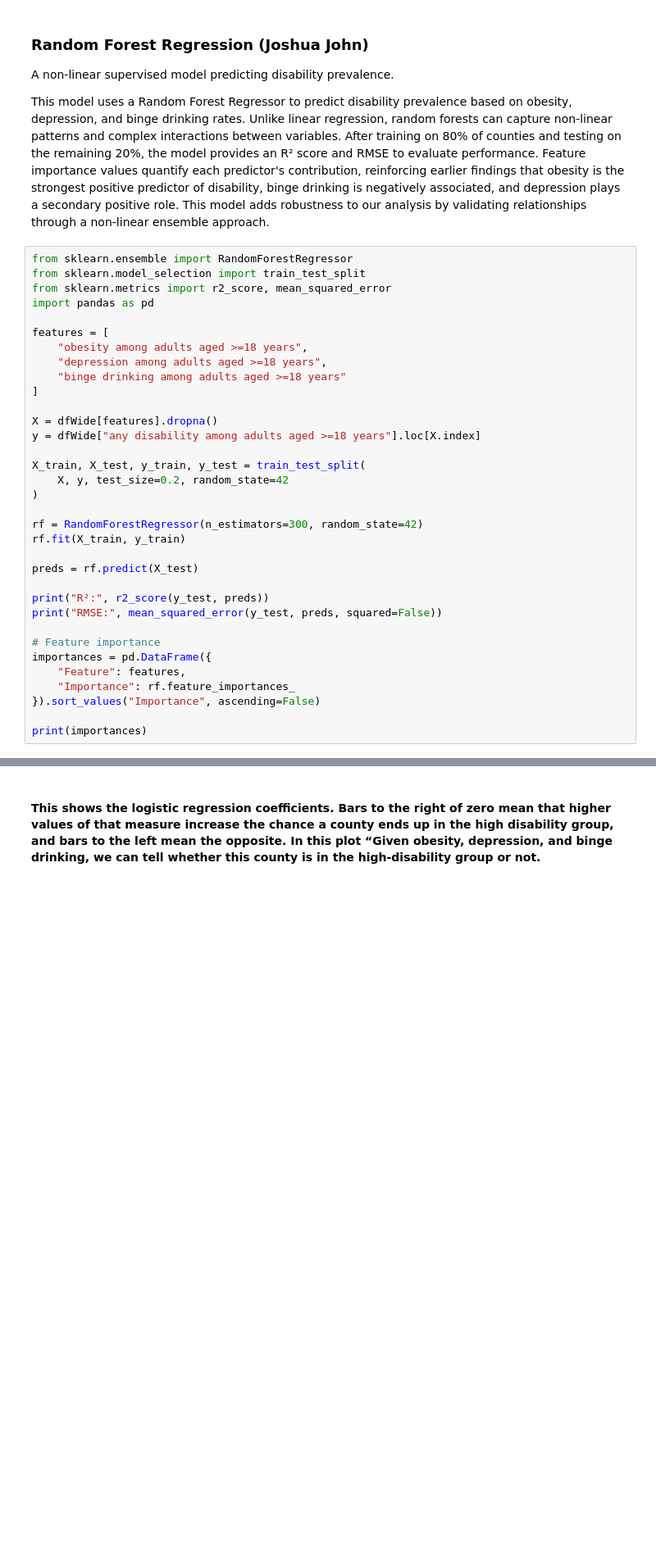
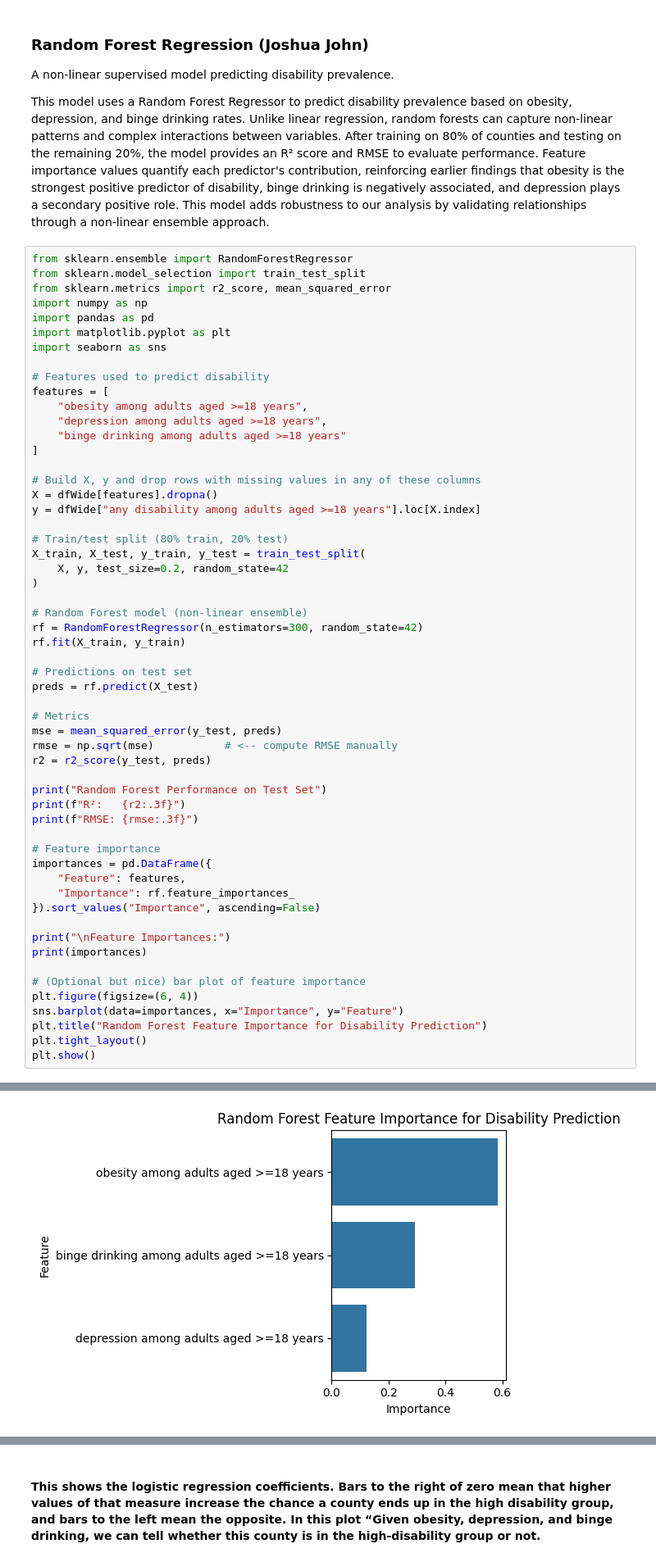
Before and after one commit to jjohn314/exploring-health-outcomes, a Jupyter notebook: prog_report.ipynb, the cells around one changed output, grey strips where cells are left out. Shown at 82% size. Saved outputs shown, nothing was run; the diff lists cells and outputs as text; blank space fills up the shorter version.

```diff
--- a/prog_report.ipynb
+++ b/prog_report.ipynb
@@ -955,28 +970,42 @@ This model uses a Random Forest Regressor to predict disability prevalence based
 from sklearn.ensemble import RandomForestRegressor
 from sklearn.model_selection import train_test_split
 from sklearn.metrics import r2_score, mean_squared_error
+import numpy as np
 import pandas as pd
+import matplotlib.pyplot as plt
+import seaborn as sns
 
+# Features used to predict disability
 features = [
     "obesity among adults aged >=18 years",
     "depression among adults aged >=18 years",
     "binge drinking among adults aged >=18 years"
 ]
 
+# Build X, y and drop rows with missing values in any of these columns
 X = dfWide[features].dropna()
 y = dfWide["any disability among adults aged >=18 years"].loc[X.index]
 
+# Train/test split (80% train, 20% test)
 X_train, X_test, y_train, y_test = train_test_split(
     X, y, test_size=0.2, random_state=42
 )
 
+# Random Forest model (non-linear ensemble)
 rf = RandomForestRegressor(n_estimators=300, random_state=42)
 rf.fit(X_train, y_train)
 
+# Predictions on test set
 preds = rf.predict(X_test)
 
-print("R²:", r2_score(y_test, preds))
-print("RMSE:", mean_squared_error(y_test, preds, squared=False))
+# Metrics
+mse = mean_squared_error(y_test, preds)
+rmse = np.sqrt(mse)           # <-- compute RMSE manually
+r2 = r2_score(y_test, preds)
+
+print("Random Forest Performance on Test Set")
+print(f"R²:   {r2:.3f}")
+print(f"RMSE: {rmse:.3f}")
 
 # Feature importance
 importances = pd.DataFrame({
@@ -984,4 +1013,13 @@ importances = pd.DataFrame({
     "Importance": rf.feature_importances_
 }).sort_values("Importance", ascending=False)
 
+print("\nFeature Importances:")
 print(importances)
+
+# (Optional but nice) bar plot of feature importance
+plt.figure(figsize=(6, 4))
+sns.barplot(data=importances, x="Importance", y="Feature")
+plt.title("Random Forest Feature Importance for Disability Prediction")
+plt.tight_layout()
+plt.show()
+# %% [output]
@@ -988,3 +1035,4 @@ print(importances)
+[figure, added]
 # %% [markdown]
 ## High vs Low Disability Classifier – Summary (Amit Bhatt)
 
```
Also changed, not shown: parts of 2 cells of this notebook, 1 other file.
